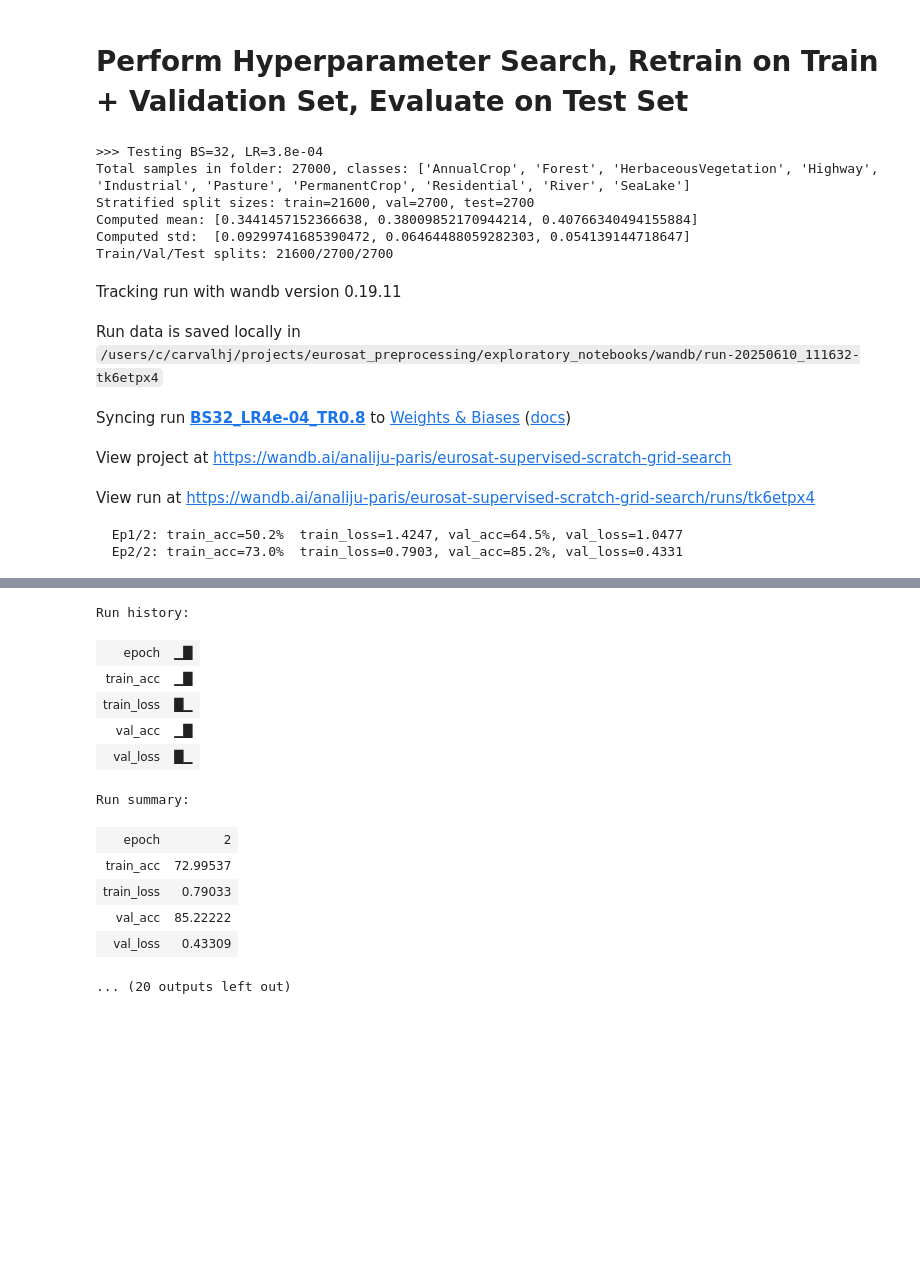
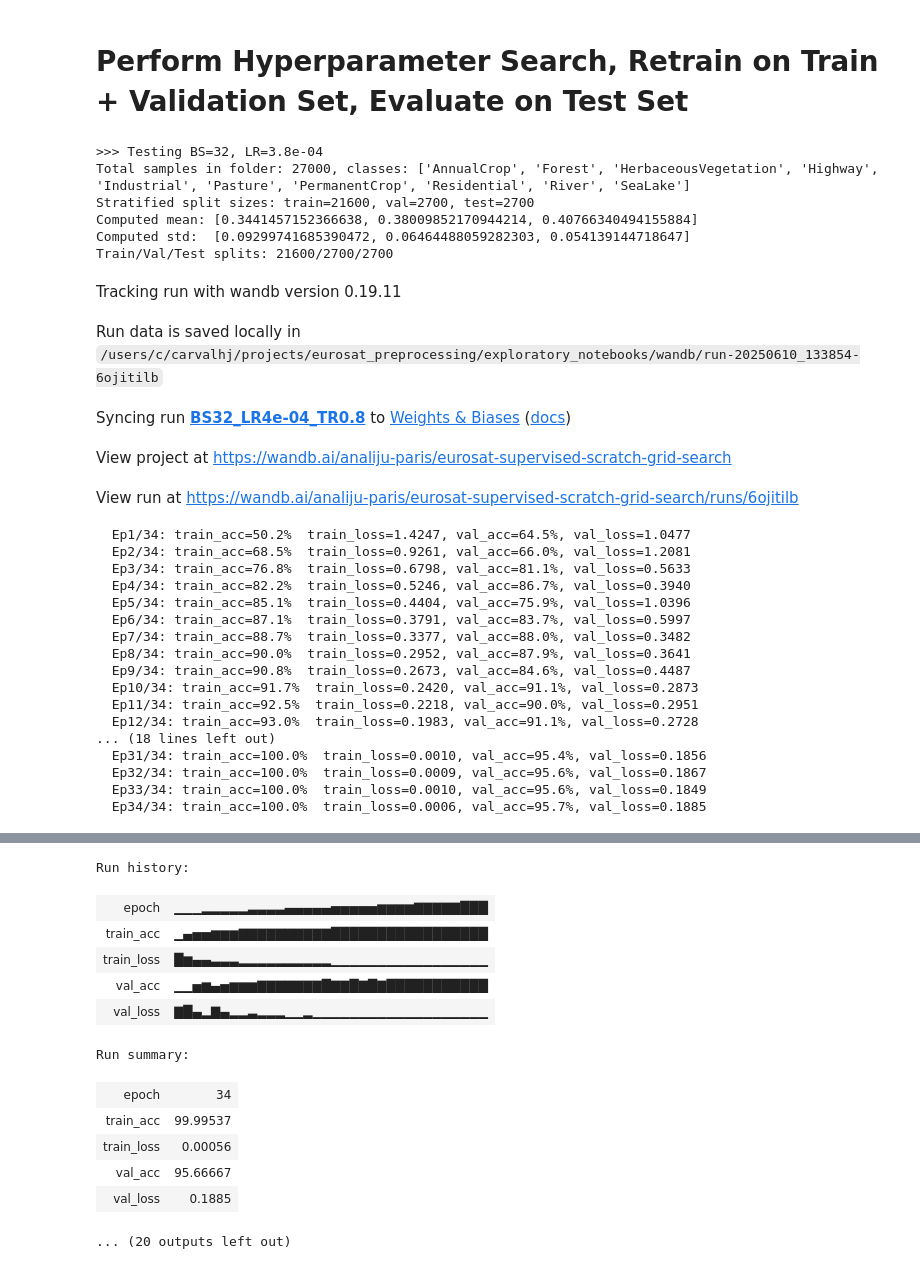
Before and after one commit to JuCarv-bit/eurosat_preprocessing, a Jupyter notebook: exploratory_notebooks/eurosat_supervised_nopretrain.ipynb, the cells around one changed output, grey strips where cells are left out. Cells and saved outputs as stored; diff of their text form; code cells hidden in the pictures; blank space fills up the shorter version.

Commit message:
34 epochs

```diff
--- a/exploratory_notebooks/eurosat_supervised_nopretrain.ipynb
+++ b/exploratory_notebooks/eurosat_supervised_nopretrain.ipynb
@@ -23,7 +23,7 @@ wandb: Currently logged in as: analiju (analiju-paris) to https://api.wandb.ai.
 
 LOCAL_OR_COLAB = "LOCAL"
 SEED           = 42
-NUM_EPOCHS     = 2
+NUM_EPOCHS     = 34
 DEVICE         = torch.device("cuda" if torch.cuda.is_available() else "cpu")
 
 TRAIN_FRAC = 0.8
@@ -40,7 +40,7 @@ GRID        = [
 ]
 
 BETAS=(0.9,0.98)
-EPS=1e-8,
+EPS = 1e-8
 
 if LOCAL_OR_COLAB == "LOCAL":
     DATA_DIR = "/users/c/carvalhj/datasets/EuroSAT_RGB/"
@@ -310,7 +310,7 @@ def hyperparam_search(pretrained=True):
 
         total_steps  = NUM_EPOCHS * len(tr_dl)
         warmup_steps = len(tr_dl)
-        opt = optim.AdamW(model.parameters(), lr=lr, betas=(0.9,0.98), eps=1e-8, weight_decay=wd)
+        opt = optim.AdamW(model.parameters(), lr=lr, betas=BETAS, eps=float(EPS), weight_decay=wd)
         sched = SequentialLR(
             opt,
             schedulers=[
@@ -452,44 +452,59 @@ def evaluate_and_log(final_model, te_dl, combined_ds, n_cls, bs, lr):
 # %%
 # Main
 set_seed(SEED)
 
 best_cfg, _    = hyperparam_search(pretrained=False)
 bs, lr, wd     = best_cfg
 tr_dl, val_dl, te_dl, n_cls = get_data_loaders(DATA_DIR, bs)
 
 # Retrain on TRAIN+VAL
 final_model, combined_ds = retrain_final_model(tr_dl, val_dl, n_cls, bs, lr, wd, NUM_EPOCHS)
 
 evaluate_and_log(final_model, te_dl, combined_ds, n_cls, bs, lr)
 
-final_path = f"models/eurosat_supervised_final_bs{bs}_lr{lr:.0e}.pth"
+final_path = f"models/eurosat_supervised_final_bs{bs}_lr{lr:.0e}_epcs{NUM_EPOCHS}.pth"
 torch.save(final_model.state_dict(), final_path)
 print(f"Final model saved to {final_path}")
 # %% [output]
 >>> Testing BS=32, LR=3.8e-04
 Total samples in folder: 27000, classes: ['AnnualCrop', 'Forest', 'HerbaceousVegetation', 'Highway', 'Industrial', 'Pasture', 'PermanentCrop', 'Residential', 'River', 'SeaLake']
 Stratified split sizes: train=21600, val=2700, test=2700
 Computed mean: [0.3441457152366638, 0.38009852170944214, 0.40766340494155884]
 Computed std:  [0.09299741685390472, 0.06464488059282303, 0.054139144718647]
 Train/Val/Test splits: 21600/2700/2700
 Tracking run with wandb version 0.19.11
-Run data is saved locally in /users/c/carvalhj/projects/eurosat_preprocessing/exploratory_notebooks/wandb/run-20250610_111632-tk6etpx4
+Run data is saved locally in /users/c/carvalhj/projects/eurosat_preprocessing/exploratory_notebooks/wandb/run-20250610_133854-6ojitilb
 Syncing run BS32_LR4e-04_TR0.8 to Weights & Biases (docs)
 View project at https://wandb.ai/analiju-paris/eurosat-supervised-scratch-grid-search
-View run at https://wandb.ai/analiju-paris/eurosat-supervised-scratch-grid-search/runs/tk6etpx4
+View run at https://wandb.ai/analiju-paris/eurosat-supervised-scratch-grid-search/runs/6ojitilb
-  Ep1/2: train_acc=50.2%  train_loss=1.4247, val_acc=64.5%, val_loss=1.0477
-  Ep2/2: train_acc=73.0%  train_loss=0.7903, val_acc=85.2%, val_loss=0.4331
+  Ep1/34: train_acc=50.2%  train_loss=1.4247, val_acc=64.5%, val_loss=1.0477
+  Ep2/34: train_acc=68.5%  train_loss=0.9261, val_acc=66.0%, val_loss=1.2081
+  Ep3/34: train_acc=76.8%  train_loss=0.6798, val_acc=81.1%, val_loss=0.5633
+  Ep4/34: train_acc=82.2%  train_loss=0.5246, val_acc=86.7%, val_loss=0.3940
+  Ep5/34: train_acc=85.1%  train_loss=0.4404, val_acc=75.9%, val_loss=1.0396
+  Ep6/34: train_acc=87.1%  train_loss=0.3791, val_acc=83.7%, val_loss=0.5997
+  Ep7/34: train_acc=88.7%  train_loss=0.3377, val_acc=88.0%, val_loss=0.3482
+  Ep8/34: train_acc=90.0%  train_loss=0.2952, val_acc=87.9%, val_loss=0.3641
+  Ep9/34: train_acc=90.8%  train_loss=0.2673, val_acc=84.6%, val_loss=0.4487
+  Ep10/34: train_acc=91.7%  train_loss=0.2420, val_acc=91.1%, val_loss=0.2873
+  Ep11/34: train_acc=92.5%  train_loss=0.2218, val_acc=90.0%, val_loss=0.2951
+  Ep12/34: train_acc=93.0%  train_loss=0.1983, val_acc=91.1%, val_loss=0.2728
+... (18 lines left out)
+  Ep31/34: train_acc=100.0%  train_loss=0.0010, val_acc=95.4%, val_loss=0.1856
+  Ep32/34: train_acc=100.0%  train_loss=0.0009, val_acc=95.6%, val_loss=0.1867
+  Ep33/34: train_acc=100.0%  train_loss=0.0010, val_acc=95.6%, val_loss=0.1849
+  Ep34/34: train_acc=100.0%  train_loss=0.0006, val_acc=95.7%, val_loss=0.1885
 [interactive output not drawn]
 Run history:
-| epoch | ▁█ |
-| train_acc | ▁█ |
-| train_loss | █▁ |
-| val_acc | ▁█ |
-| val_loss | █▁ |
+| epoch | ▁▁▁▂▂▂▂▂▃▃▃▃▄▄▄▄▄▅▅▅▅▅▆▆▆▆▇▇▇▇▇███ |
+| train_acc | ▁▄▅▅▆▆▆▇▇▇▇▇▇▇▇▇▇█████████████████ |
+| train_loss | █▆▄▄▃▃▃▂▂▂▂▂▂▂▂▂▂▁▁▁▁▁▁▁▁▁▁▁▁▁▁▁▁▁ |
+| val_acc | ▁▁▅▆▄▅▆▆▆▇▇▇▇▇▇▇█▇▇█▇█▇███████████ |
+| val_loss | ▇█▄▂▇▄▂▂▃▂▂▂▁▁▂▁▁▁▁▁▁▁▁▁▁▁▁▁▁▁▁▁▁▁ |
 Run summary:
-| epoch | 2 |
-| train_acc | 72.99537 |
-| train_loss | 0.79033 |
-| val_acc | 85.22222 |
-| val_loss | 0.43309 |
+| epoch | 34 |
+| train_acc | 99.99537 |
+| train_loss | 0.00056 |
+| val_acc | 95.66667 |
+| val_loss | 0.1885 |
 ... (20 outputs left out)
```
